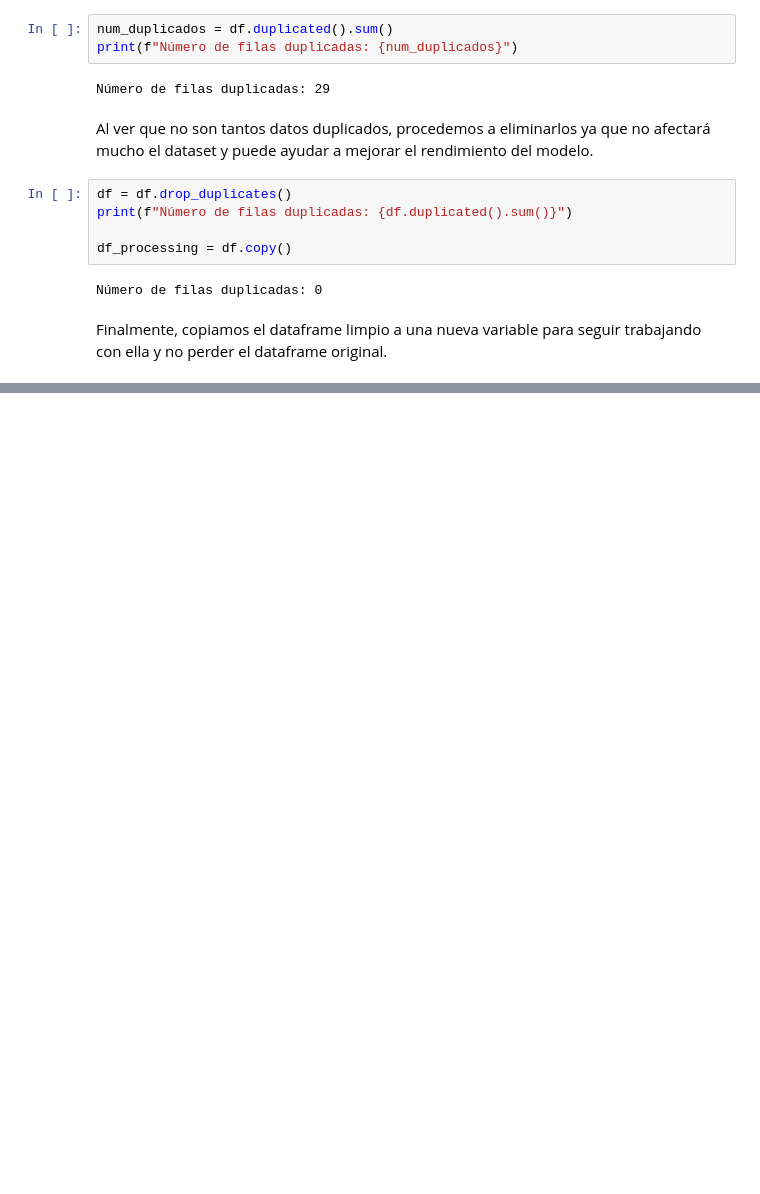
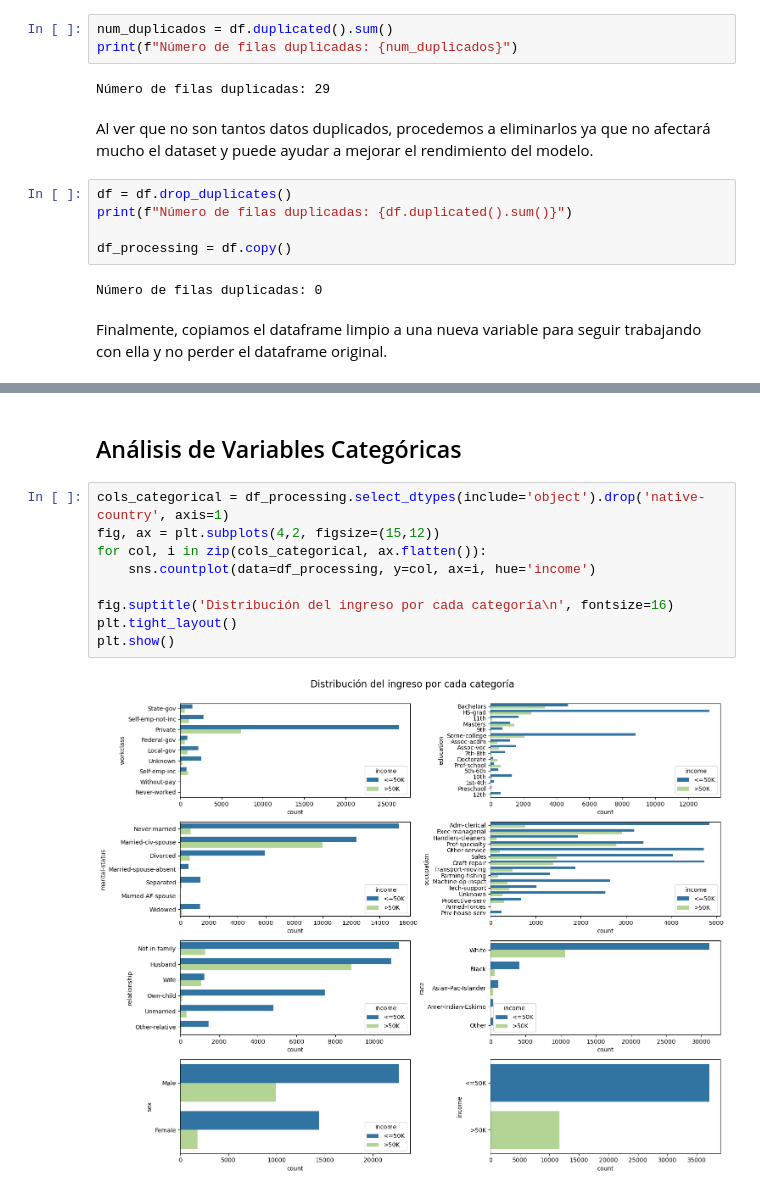
Before and after one commit to AlejandroSegura24/adult-income-classification, a Jupyter notebook: Notebooks/adult income rf model.ipynb, the cells around one changed output, grey strips where cells are left out. Drawn from its saved outputs; the diff is of its cells as text; blank space fills up the shorter version.

Commit message:
análisis exploratorio de la variable objetivo y las variables categoricas

```diff
--- a/Notebooks/adult income rf model.ipynb
+++ b/Notebooks/adult income rf model.ipynb
@@ -156,0 +230,13 @@ Finalmente, copiamos el dataframe limpio a una nueva variable para seguir trabaj
+# %% [markdown]
+## Análisis de Variables Categóricas
+# %%
+cols_categorical = df_processing.select_dtypes(include='object').drop('native-country', axis=1)
+fig, ax = plt.subplots(4,2, figsize=(15,12))
+for col, i in zip(cols_categorical, ax.flatten()):
+    sns.countplot(data=df_processing, y=col, ax=i, hue='income')
+
+fig.suptitle('Distribución del ingreso por cada categoría\n', fontsize=16)
+plt.tight_layout()
+plt.show()
+# %% [output]
+[figure, added]
```
Also changed, not shown: parts of 12 cells of this notebook.
